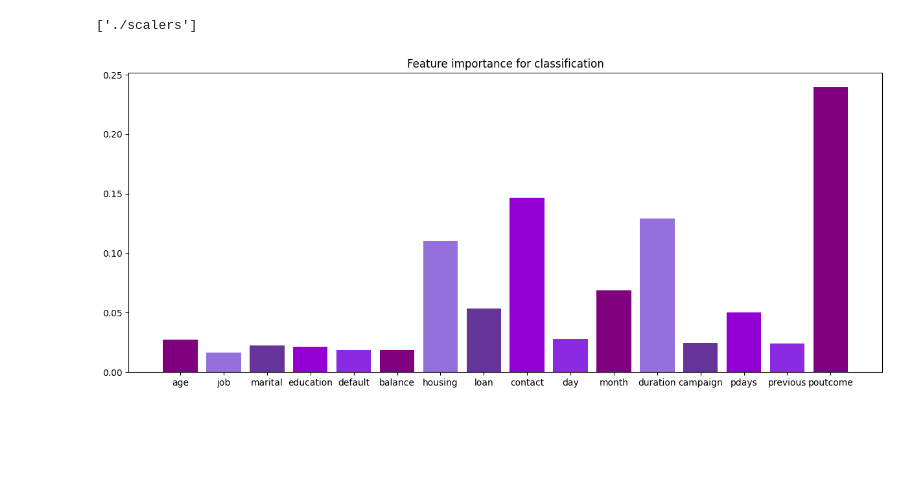
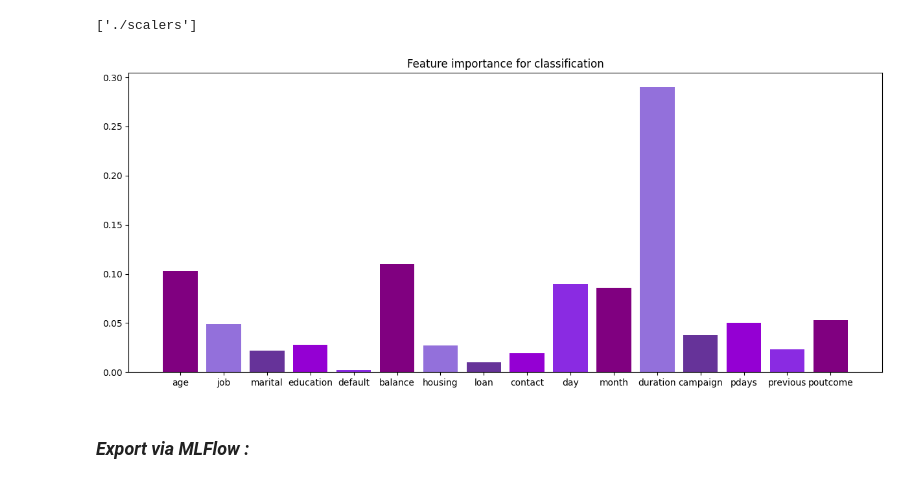
Before and after one commit to basileguerin/My-Credit, a Jupyter notebook: Analyse préparatoire.ipynb, the cells around one changed output. Drawn from its saved outputs; the diff is of its cells as text; code cells hidden in the pictures; blank space fills up the shorter version.

Commit message:
RandomForest 100% accuracy + Export MLFlow

```diff
--- a/Analyse préparatoire.ipynb
+++ b/Analyse préparatoire.ipynb
@@ -270,0 +259,5 @@ grid_search = GridSearchCV(estimator=rf_classifier,
+# %%
+# Machine learning
+from sklearn.ensemble import RandomForestClassifier
+rf_model = RandomForestClassifier()
+rf_model.fit(X_train, y_train)
@@ -329,11 +304,14 @@ joblib.dump(scalers, './scalers')
 # %% [output]
 ['./scalers']
 # %%
+# Feature importance
 plt.figure(figsize=(15,6))
-plt.bar(features, xgb_model.feature_importances_, color=['purple', 'mediumpurple', 'rebeccapurple', 'darkviolet', 'blueviolet'])
+plt.bar(features, rf_model.feature_importances_, color=['purple', 'mediumpurple', 'rebeccapurple', 'darkviolet', 'blueviolet'])
 plt.title('Feature importance for classification')
 plt.show()
 # %% [output]
-[figure, old version]
+[figure, new version]
+# %% [markdown]
+### *Export via MLFlow :*
 # %%
 import os
```
Also changed, not shown: parts of 20 cells of this notebook, 1 other file.
